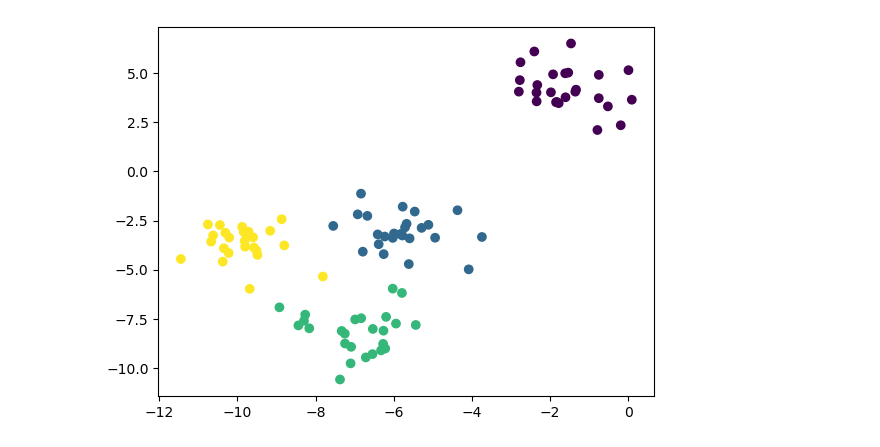
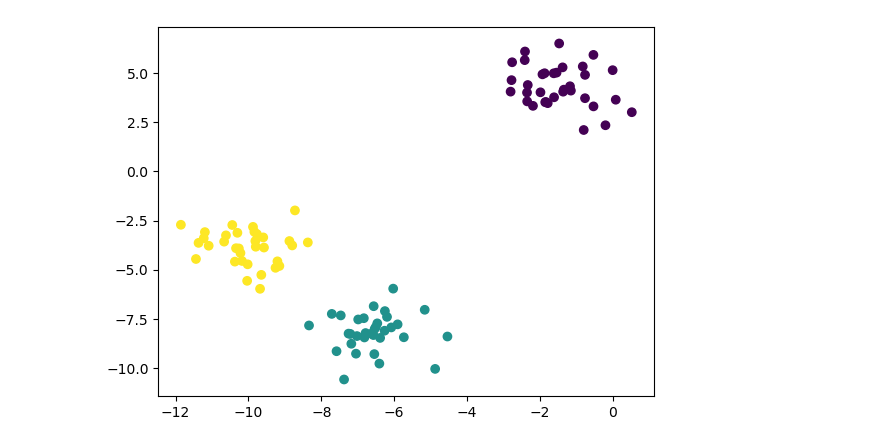
Before and after one commit to danjelito/ml-from-scratch, a Jupyter notebook: kmeans.ipynb, the cells around one changed output. Cells and saved outputs as stored; diff of their text form; code cells hidden in the pictures.

```diff
--- a/kmeans.ipynb
+++ b/kmeans.ipynb
@@ -54,32 +54,32 @@ class KMeans:
         return clusters
 
     def _get_centroids(self, clusters: Matrix) -> Matrix:
         """Get mean point of each cluster."""
         centroids = np.array([np.mean(xs[cluster], axis=0) for cluster in clusters])
         return centroids
 
     def _get_cluster_labels(self, clusters: Matrix) -> Vector:
         """Get cluster label according to clusters."""
         labels = np.empty(self.n_samples)
         for cluster_idx, cluster in enumerate(clusters):
             for sample_idx in cluster:
                 labels[sample_idx] = cluster_idx
         return labels
 
     def _is_converged(
         self, centroids_a: Matrix, centroids_b: Matrix, tol: float = 1e-5
     ) -> bool:
         """Check if centroids_a and centroids_b is in the same point."""
         distance = self._distance(centroids_a, centroids_b)
         return distance < tol
 
 
-n_cluster = 4
+n_cluster = 3
 xs, ys = make_blobs(n_samples=100, n_features=2, centers=n_cluster, random_state=1)
 kmeans = KMeans(n_clusters=n_cluster)
 kmeans.fit(xs)
 ys_pred = kmeans.predict(xs)
 plt.scatter(xs[:, 0], xs[:, 1], c=ys_pred)
 plt.show()
 # %% [output]
-[figure, old version]
+[figure, new version]
```
Also changed, not shown: parts of 2 cells of this notebook.
